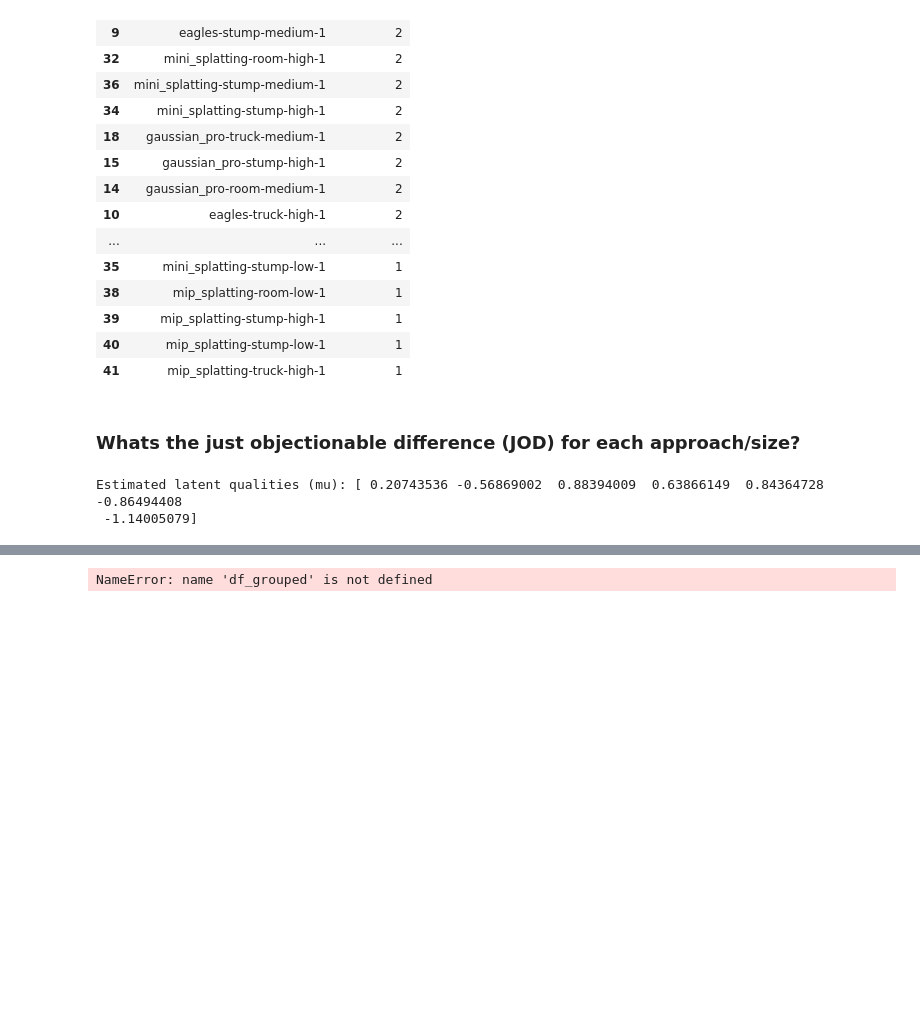
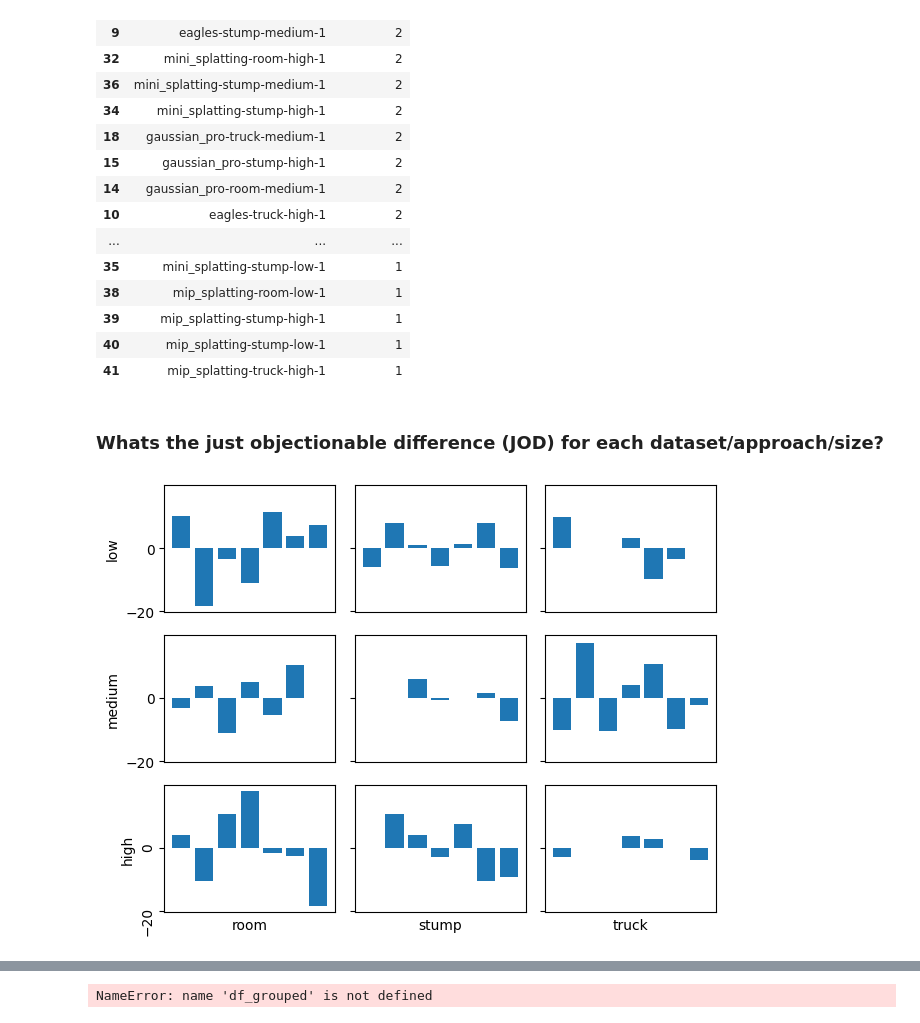
Before and after one commit to PaulErpen/eval-viewer, a Jupyter notebook: scripts/report/report.ipynb, the cells around one changed output, grey strips where cells are left out. Cells and saved outputs as stored; diff of their text form; code cells hidden in the pictures; blank space fills up the shorter version.

```diff
--- a/scripts/report/report.ipynb
+++ b/scripts/report/report.ipynb
@@ -205,64 +208,93 @@ df_count_ratings_per_model
 | 40 | mip_splatting-stump-low-1 | 1 |
 | 41 | mip_splatting-truck-high-1 | 1 |
 # %% [markdown]
-### Whats the just objectionable difference (JOD) for each approach/size?
+### Whats the just objectionable difference (JOD) for each dataset/approach/size?
 # %%
 import numpy as np
 from scipy.optimize import minimize
 from scipy.stats import norm
+from matplotlib import pyplot as plt
 
-preferences = np.zeros((7, 7), dtype=np.signedinteger)
+
 index = {
     "default": 0,
     "mcmc": 1,
     "mini_splatting": 2,
     "eagles": 3,
     "mip_splatting": 4,
     "gaussian_pro": 5,
     "geo_gaussian": 6,
 }
-
-for idx, rating in ratings.iterrows():
-    pair = pairs[pairs["id"] == rating["pair_id"]]
-    model_1 = pair["model_1"].iloc[0].split("-")[0].replace("splats/", "")
-    model_2 = pair["model_2"].iloc[0].split("-")[0].replace("splats/", "")
-
-    if rating["rating"] == "first":
-        preferences[index[model_1]][index[model_2]] = (
-            preferences[index[model_1]][index[model_2]] + 1
-        )
-    if rating["rating"] == "second":
-        preferences[index[model_2]][index[model_1]] = (
-            preferences[index[model_2]][index[model_1]] + 1
-        )
 
 
 # Function to calculate log-likelihood
 def thurstone_log_likelihood(mu: np.ndarray, C: np.ndarray) -> float:
     n = len(mu)
     log_likelihood = 0
     for i in range(n):
         for j in range(n):
             if i != j:
                 p_ij = norm.cdf((mu[i] - mu[j]) / np.sqrt(2))
                 log_likelihood += C[i, j] * np.log(
                     p_ij + 1e-9
                 )  # Add a small value to avoid log(0)
     return -log_likelihood
 
 
-# Initial guess for latent qualities
-n_stimuli = preferences.shape[0]
-mu_init = np.zeros(n_stimuli)
+fig, axs = plt.subplots(3, 3, sharex=True, sharey=True)
 
-# Optimize latent scores
-result = minimize(thurstone_log_likelihood, mu_init, args=(preferences,), method="BFGS")
-mu_estimated = result.x
+for i, size in enumerate(["low", "medium", "high"]):
+    for j, dataset in enumerate(["room", "stump", "truck"]):
+        preferences = np.zeros((7, 7), dtype=np.signedinteger)
 
-print("Estimated latent qualities (mu):", mu_estimated)
+        current_ratings = ratings[
+            (ratings["size"] == size) & (ratings["dataset"] == dataset)
+        ]
+
+        for idx, rating in current_ratings.iterrows():
+            if rating["rating"] == "first":
+                preferences[index[rating["technique_1"]]][
+                    index[rating["technique_2"]]
+                ] = (
+                    preferences[index[rating["technique_1"]]][
+                        index[rating["technique_2"]]
+                    ]
+                    + 1
+                )
+            if rating["rating"] == "second":
+                preferences[index[rating["technique_2"]]][
+                    index[rating["technique_1"]]
+                ] = (
+                    preferences[index[rating["technique_2"]]][
+                        index[rating["technique_1"]]
+                    ]
+                    + 1
+                )
+
+        # Initial guess for latent qualities
+        n_stimuli = preferences.shape[0]
+        mu_init = np.zeros(n_stimuli)
+
+        # Optimize latent scores
+        result = minimize(
+            thurstone_log_likelihood, mu_init, args=(preferences,), method="BFGS"
+        )
+        mu_estimated = result.x
+
+        axs[i][j].bar(index.keys(), mu_estimated)
+        if i == 2:
+            axs[i][j].tick_params(labelrotation=90)
+            plt.setp(axs[-1, j], xlabel=dataset)
+        else:
+            axs[i][j].set_xticks(["" for _ in range(7)])
+
+        if j == 0:
+            plt.setp(axs[i, 0], ylabel=size)
+
+plt.tight_layout()
+plt.show()
 # %% [output]
-Estimated latent qualities (mu): [ 0.20743536 -0.56869002  0.88394009  0.63866149  0.84364728 -0.86494408
- -1.14005079]
+[figure, added]
 # %%
 df_ratings_per_model["model"] = df_ratings_per_model["model_name"].apply(
     lambda name: name.split("-")[0]
```
Also changed, not shown: parts of 10 cells of this notebook, 2 other files.
